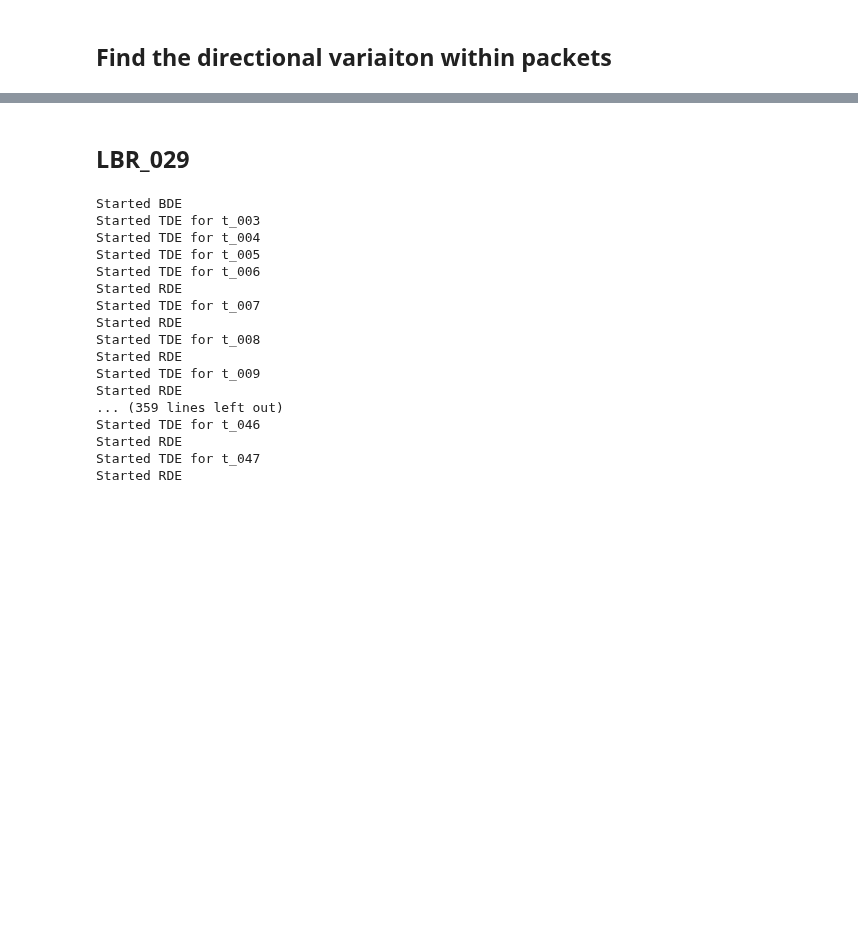
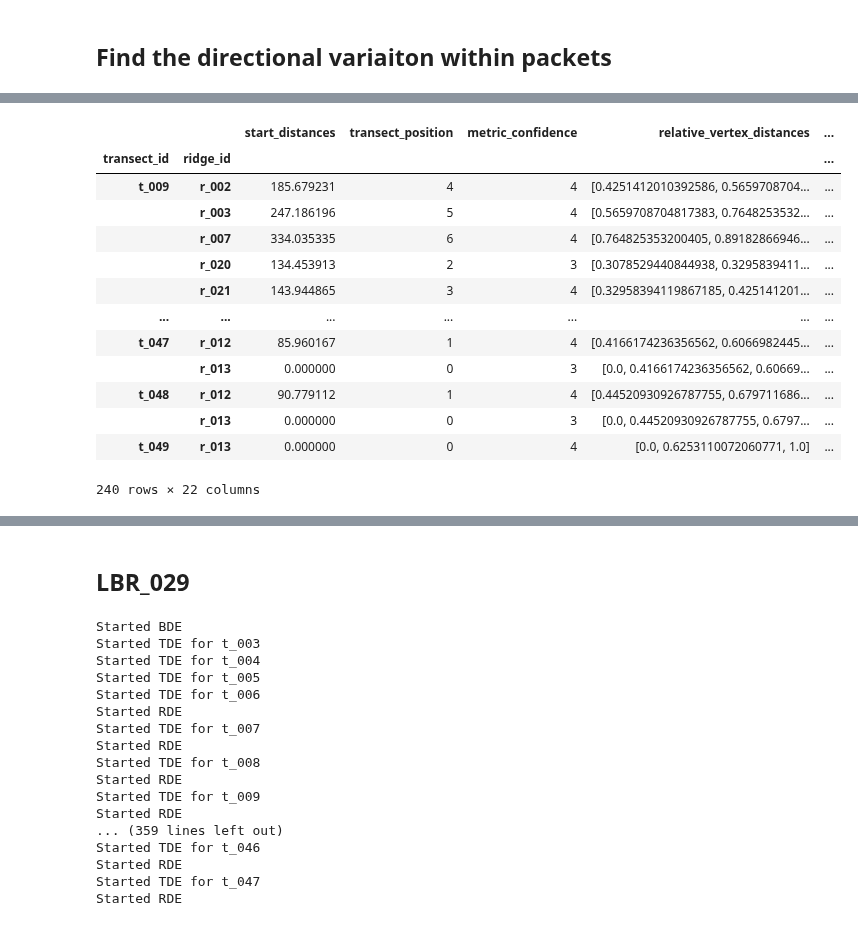
Before and after one commit to tamu-edu/scrollstats, a Jupyter notebook: Figure_InterPacketVariation.ipynb, the cells around one changed output, grey strips where cells are left out. Saved outputs shown, nothing was run; the diff lists cells and outputs as text; code cells hidden in the pictures; blank space fills up the shorter version.

```diff
--- a/Figure_InterPacketVariation.ipynb
+++ b/Figure_InterPacketVariation.ipynb
@@ -218,0 +231,17 @@ Text(0.5, 0.98, 'Ridge metrics by packet: LBR_025')
+# %%
+itx
+# %% [output]
+|  |  | start_distances | transect_position | metric_confidence | relative_vertex_distances | ... |
+| transect_id | ridge_id |  |  |  |  | ... |
+| t_009 | r_002 | 185.679231 | 4 | 4 | [0.4251412010392586, 0.5659708704... | ... |
+|  | r_003 | 247.186196 | 5 | 4 | [0.5659708704817383, 0.7648253532... | ... |
+|  | r_007 | 334.035335 | 6 | 4 | [0.764825353200405, 0.89182866946... | ... |
+|  | r_020 | 134.453913 | 2 | 3 | [0.3078529440844938, 0.3295839411... | ... |
+|  | r_021 | 143.944865 | 3 | 4 | [0.32958394119867185, 0.425141201... | ... |
+| ... | ... | ... | ... | ... | ... | ... |
+| t_047 | r_012 | 85.960167 | 1 | 4 | [0.4166174236356562, 0.6066982445... | ... |
+|  | r_013 | 0.000000 | 0 | 3 | [0.0, 0.4166174236356562, 0.60669... | ... |
+| t_048 | r_012 | 90.779112 | 1 | 4 | [0.44520930926787755, 0.679711686... | ... |
+|  | r_013 | 0.000000 | 0 | 3 | [0.0, 0.44520930926787755, 0.6797... | ... |
+| t_049 | r_013 | 0.000000 | 0 | 4 | [0.0, 0.6253110072060771, 1.0] | ... |
+240 rows × 22 columns
```
Also changed, not shown: parts of 13 cells of this notebook.
